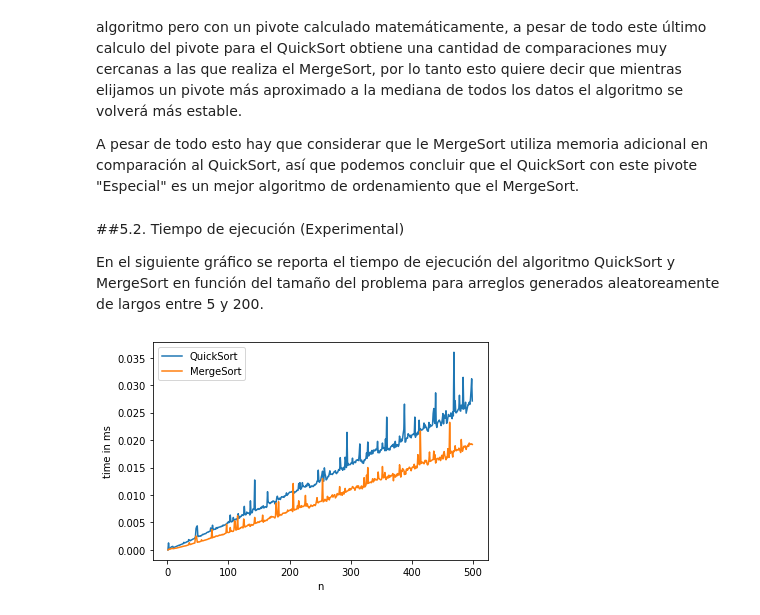
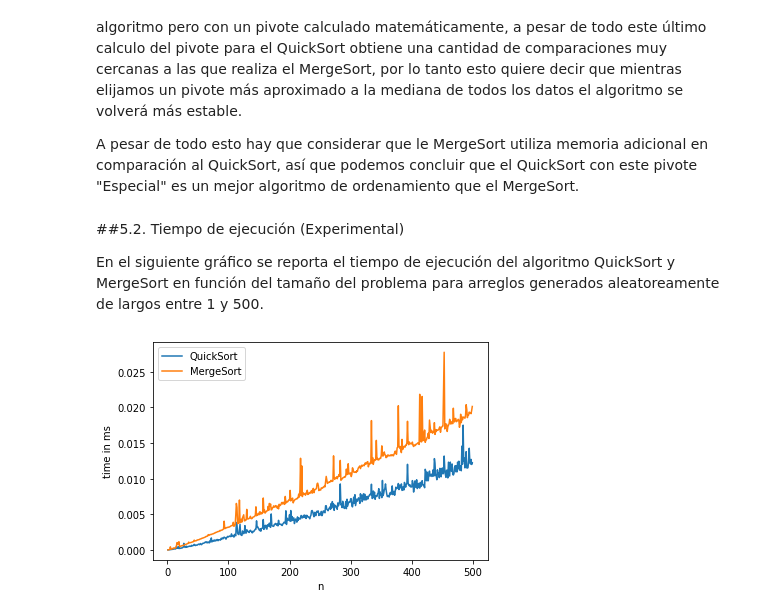
Before and after one commit to LosPowerPeralta/ADA-Informes-Matias, a Jupyter notebook: Informe_QuickSort.ipynb, the cells around one changed output. Drawn from its saved outputs; the diff is of its cells as text; code cells hidden in the pictures.

```diff
--- a/Informe_QuickSort.ipynb
+++ b/Informe_QuickSort.ipynb
@@ -516,31 +516,31 @@ A pesar de todo esto hay que considerar que le MergeSort utiliza memoria adicion
 # %% [markdown]
 ##5.2. Tiempo de ejecución (Experimental)
 
-En el siguiente gráfico se reporta el tiempo de ejecución del algoritmo QuickSort y MergeSort en función del tamaño del problema para arreglos generados aleatoreamente de largos entre 5 y 200.
+En el siguiente gráfico se reporta el tiempo de ejecución del algoritmo QuickSort y MergeSort en función del tamaño del problema para arreglos generados aleatoreamente de largos entre 1 y 500.
 # %%
 x=[]; y=[]
 y2=[]
 
 for n in range(1,500):
 
   a = rd.sample(range(1, 1000), n)
   b = a.copy()
 
   #la función repeat está ejecutando 20 veces bubble_sort con el arreglo a y retorna el mejor tiepo obtenido.
-  t = repeat(setup="from __main__ import quickSort", stmt=f"quickSort({a},{0},{len(a) - 1})", repeat=1, number=10)
+  t = repeat(setup="from __main__ import quickSort", stmt=f"quickSort({a},{0},{len(a) - 1},{2})", repeat=1, number=10)
   t2 = repeat(setup="from __main__ import MergeSort", stmt=f"MergeSort({b})", repeat=1, number=10)
 
   x.append(n)
   y.append(t)
   y2.append(t2)
 
 
 plt.plot(x,y)
 plt.plot(x,y2)
 plt.legend(["QuickSort", "MergeSort"])
 
 plt.xlabel('n')
 plt.ylabel('time in ms')
 plt.show()
 # %% [output]
-[figure, old version]
+[figure, new version]
```
